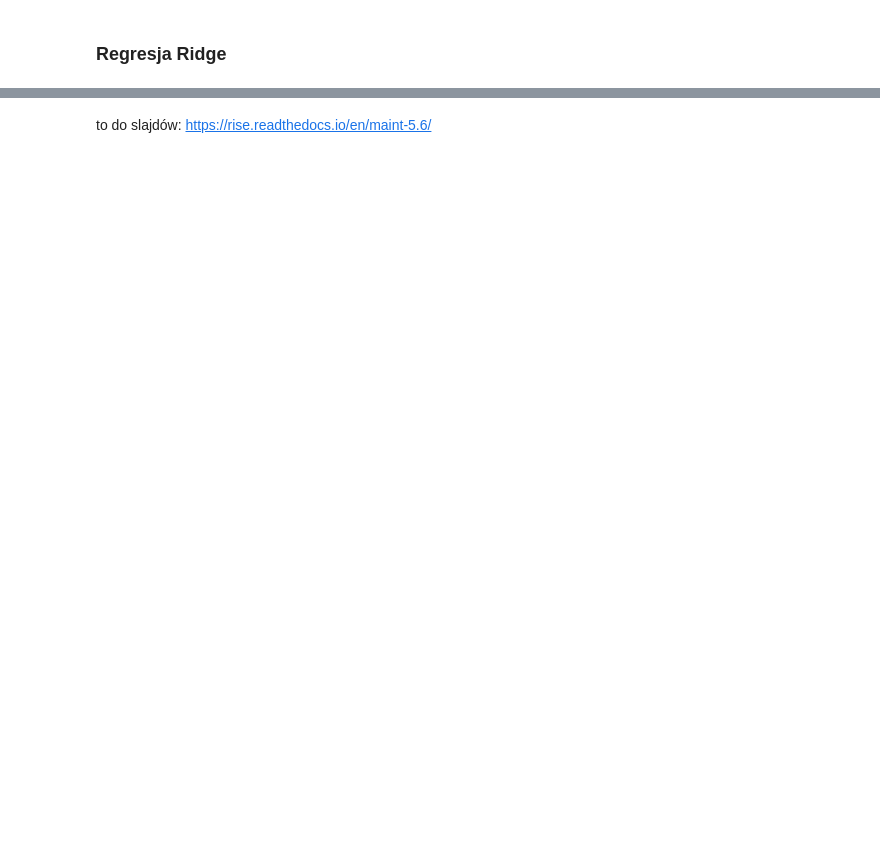
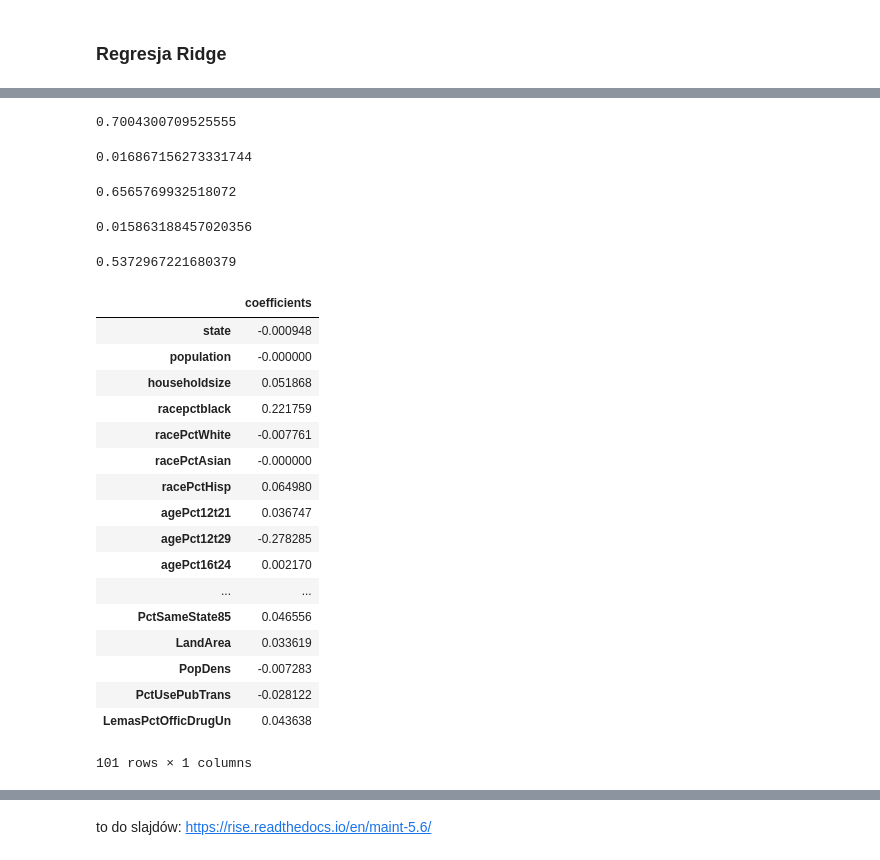
Before and after one commit to jakubkorczakowski/crime-percentage-prediction, a Jupyter notebook: Notebooks/MainNotebook.ipynb, the cells around one changed output, grey strips where cells are left out. Drawn from its saved outputs; the diff is of its cells as text; code cells hidden in the pictures; blank space fills up the shorter version.

Commit message:
Dodane Lasso i ElasticNet

```diff
--- a/Notebooks/MainNotebook.ipynb
+++ b/Notebooks/MainNotebook.ipynb
@@ -1157,0 +1182,4 @@ tak jak ridge
+# %%
+parameters = {'alpha':[0.003, 0.001, 0.0003, 0.0001, 0.00003, 0.00001, 0.000003, 0.000001]}
+reg = GridSearchCV(Lasso(max_iter=100000), parameters, cv=5, scoring='r2')
+reg.fit(X_train, y_train)
@@ -1157,0 +1201,45 @@ tak jak ridge
+# %%
+reg.score(X_train, y_train)
+# %% [output]
+0.7004300709525555
+# %%
+y_train_pred = reg.predict(X_train)
+mean_squared_error(y_train_pred, y_train)
+# %% [output]
+0.016867156273331744
+# %%
+reg.predict(X_test)
+reg.score(X_test, y_test)
+# %% [output]
+0.6565769932518072
+# %%
+y_pred = reg.predict(X_test)
+mean_squared_error(y_pred, y_test)
+# %% [output]
+0.015863188457020356
+# %%
+reg.best_estimator_.intercept_
+# %% [output]
+0.5372967221680379
+# %%
+results = pd.DataFrame(data={'coefficients':reg.best_estimator_.coef_}, index=dataset.columns[0:-1].values)
+results
+# %% [output]
+|  | coefficients |
+| state | -0.000948 |
+| population | -0.000000 |
+| householdsize | 0.051868 |
+| racepctblack | 0.221759 |
+| racePctWhite | -0.007761 |
+| racePctAsian | -0.000000 |
+| racePctHisp | 0.064980 |
+| agePct12t21 | 0.036747 |
+| agePct12t29 | -0.278285 |
+| agePct16t24 | 0.002170 |
+| ... | ... |
+| PctSameState85 | 0.046556 |
+| LandArea | 0.033619 |
+| PopDens | -0.007283 |
+| PctUsePubTrans | -0.028122 |
+| LemasPctOfficDrugUn | 0.043638 |
+101 rows × 1 columns
```
Also changed, not shown: parts of 53 cells of this notebook, 1 other file.
